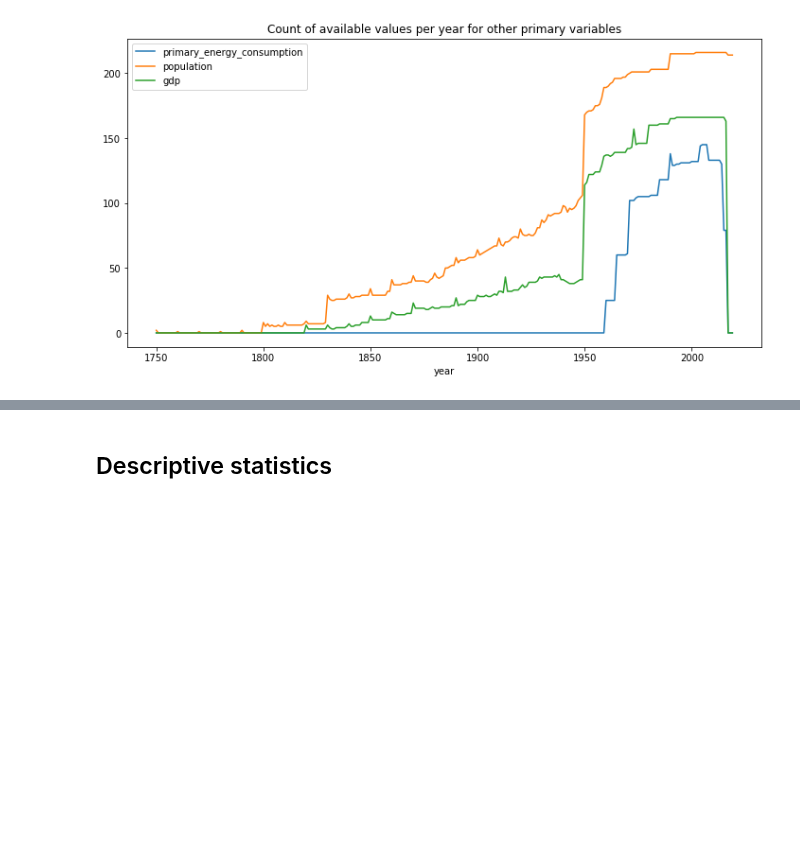
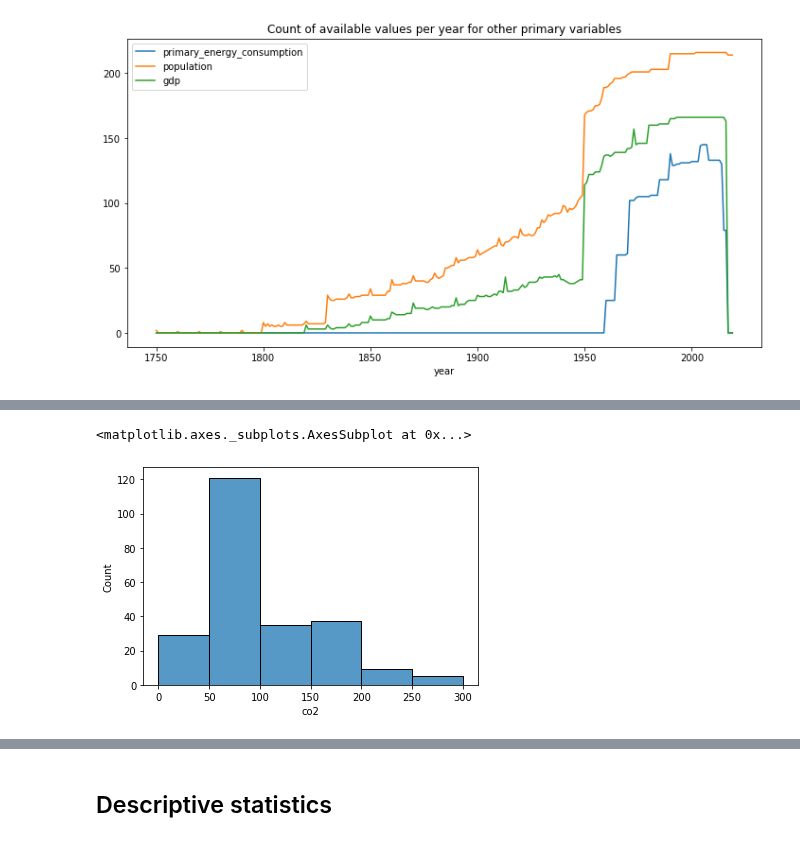
Before and after one commit to OpenGeoScales/ogs-data-exploration, a Jupyter notebook: notebooks/ghg-emissions/owid/owid-data-exploration.ipynb, the cells around one changed output, grey strips where cells are left out. Saved outputs shown, nothing was run; the diff lists cells and outputs as text; code cells hidden in the pictures; blank space fills up the shorter version.

Commit message:
added temporal coverage per country #14

```diff
--- a/notebooks/ghg-emissions/owid/owid-data-exploration.ipynb
+++ b/notebooks/ghg-emissions/owid/owid-data-exploration.ipynb
@@ -308,0 +312,10 @@ by_year[other_primary_variables].plot(figsize=(12,6),
+# %%
+primary_variables = ['iso_code','country','year',
+    'co2','trade_co2',
+ 'cement_co2', 'coal_co2', 'flaring_co2', 'gas_co2', 'oil_co2', 'other_industry_co2',
+ 'methane', 'nitrous_oxide', 'total_ghg',
+ 'primary_energy_consumption', 'population', 'gdp'
+]
+# %%
+# We define a new dataset with only primary variables
+df = co2_data[primary_variables]
@@ -308,0 +346,2 @@ by_year[other_primary_variables].plot(figsize=(12,6),
+# %%
+by_country= df.groupby(by = 'country').count()
@@ -308,0 +370,5 @@ by_year[other_primary_variables].plot(figsize=(12,6),
+# %%
+sns.histplot(data = by_country, x ='co2', binwidth=50)
+# %% [output]
+<matplotlib.axes._subplots.AxesSubplot at 0x...>
+[figure, added]
```
Also changed, not shown: parts of 16 cells of this notebook.
